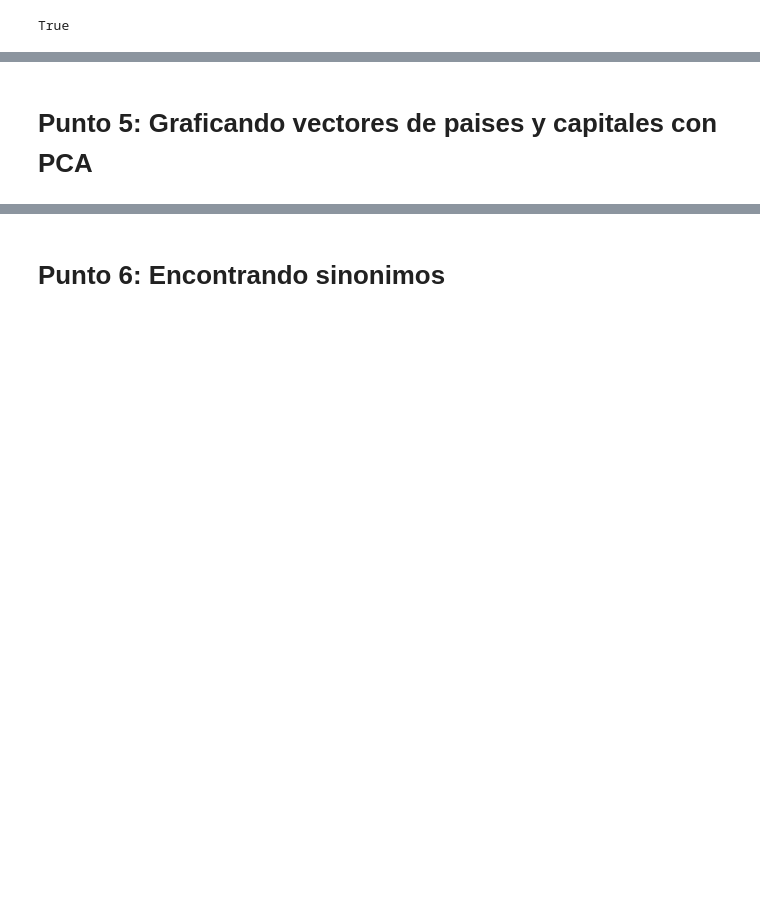
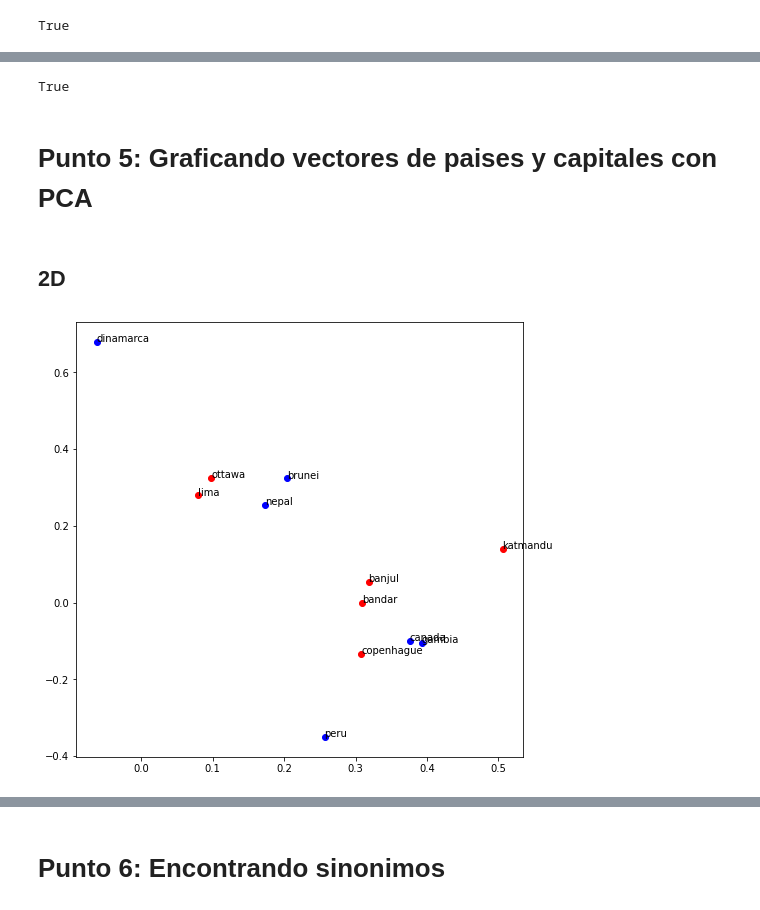
Before and after one commit to FelipeGuz/NLP_word2vec_bag_of_words, a Jupyter notebook: Proyecto_II_word2vec.ipynb, the cells around one changed output, grey strips where cells are left out. Saved outputs shown, nothing was run; the diff lists cells and outputs as text; code cells hidden in the pictures; blank space fills up the shorter version.

```diff
--- a/Proyecto_II_word2vec.ipynb
+++ b/Proyecto_II_word2vec.ipynb
@@ -310,6 +354,38 @@ True
+# %%
+# Consultando vector en el modelo
+nn = lsh.query(list(gambia+capital), distance_func="cosine")
+
+# Verificando que existe
+'banjul' in [index_to_word[getIndex(D,nn[i][0][0])] for i in range(len(nn))]
+# %% [output]
+True
 # %% [markdown]
 # Punto 5: Graficando vectores de paises y capitales con PCA
 # %%
 M_pais = ['peru','nepal','brunei','canada','dinamarca','gambia','lima','katmandu','bandar','ottawa','copenhague','banjul']
 M_indx = [word_to_index[word] for word in M_pais]
 M = D[M_indx,:]
+# %% [markdown]
+## 2D
+# %%
+# Aplicando PCA con 3 componentes
+pca = PCA(n_components=2)
+pca.fit(M.T)
+
+print("Varianza explicada: ",pca.explained_variance_ratio_)
+# %%
+fig = plt.figure(figsize=(8,8))
+ax = plt.axes()
+
+x = pca.components_[0,:]
+y = pca.components_[1,:]
+
+labels = ['peru','nepal','brunei','canada','dinamarca','gambia','lima','katmandu','bandar','ottawa','copenhague','banjul']
+
+plt.scatter(x[0:6],y[0:6],color='b')
+plt.scatter(x[6:],y[6:],color='r')
+
+for label in range(12):
+    ax.text(xdata[label],ydata[label],labels[label])
+# %% [output]
+[figure, added]
```
Also changed, not shown: parts of 34 cells of this notebook, 2 other files.
